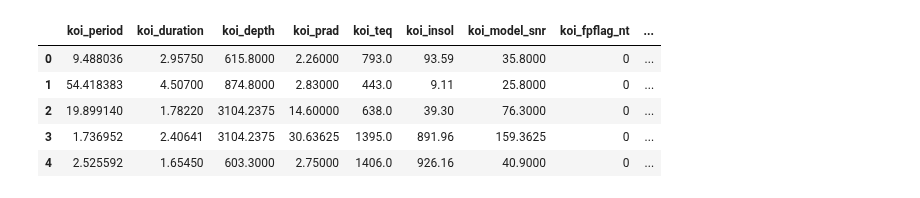
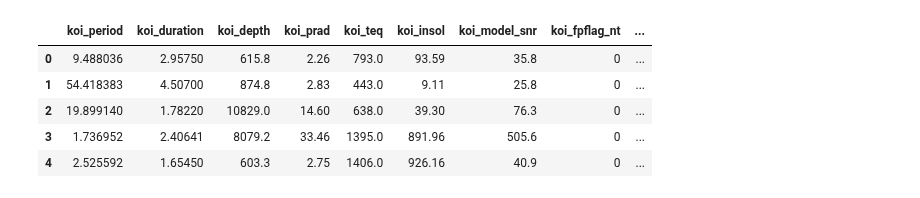
Before and after one commit to alijafarkamal/NasaSpaceApp-ExoPlanet, a Jupyter notebook: notebooks/preprocessing.ipynb, the cells around one changed output. Saved outputs shown, nothing was run; the diff lists cells and outputs as text; code cells hidden in the pictures.

```diff
--- a/notebooks/preprocessing.ipynb
+++ b/notebooks/preprocessing.ipynb
@@ -11,15 +11,15 @@ from sklearn.model_selection import train_test_split
 
 pd.set_option('display.max_columns', None)
 # %%
-data=pd.read_csv('data/df_KOI_capped.csv')
-data.head()
+data=pd.read_csv('data/df_KOI_NOT_Capped.csv')
+data.head(5)
 # %% [output]
 |  | koi_period | koi_duration | koi_depth | koi_prad | koi_teq | koi_insol | koi_model_snr | koi_fpflag_nt | ... |
-| 0 | 9.488036 | 2.95750 | 615.8000 | 2.26000 | 793.0 | 93.59 | 35.8000 | 0 | ... |
-| 1 | 54.418383 | 4.50700 | 874.8000 | 2.83000 | 443.0 | 9.11 | 25.8000 | 0 | ... |
-| 2 | 19.899140 | 1.78220 | 3104.2375 | 14.60000 | 638.0 | 39.30 | 76.3000 | 0 | ... |
-| 3 | 1.736952 | 2.40641 | 3104.2375 | 30.63625 | 1395.0 | 891.96 | 159.3625 | 0 | ... |
-| 4 | 2.525592 | 1.65450 | 603.3000 | 2.75000 | 1406.0 | 926.16 | 40.9000 | 0 | ... |
+| 0 | 9.488036 | 2.95750 | 615.8 | 2.26 | 793.0 | 93.59 | 35.8 | 0 | ... |
+| 1 | 54.418383 | 4.50700 | 874.8 | 2.83 | 443.0 | 9.11 | 25.8 | 0 | ... |
+| 2 | 19.899140 | 1.78220 | 10829.0 | 14.60 | 638.0 | 39.30 | 76.3 | 0 | ... |
+| 3 | 1.736952 | 2.40641 | 8079.2 | 33.46 | 1395.0 | 891.96 | 505.6 | 0 | ... |
+| 4 | 2.525592 | 1.65450 | 603.3 | 2.75 | 1406.0 | 926.16 | 40.9 | 0 | ... |
 # %%
 data['koi_disposition'] = data['koi_disposition'].map({
     'FALSE POSITIVE': 0,
```
Also changed, not shown: parts of 5 cells of this notebook, 6 other files.
